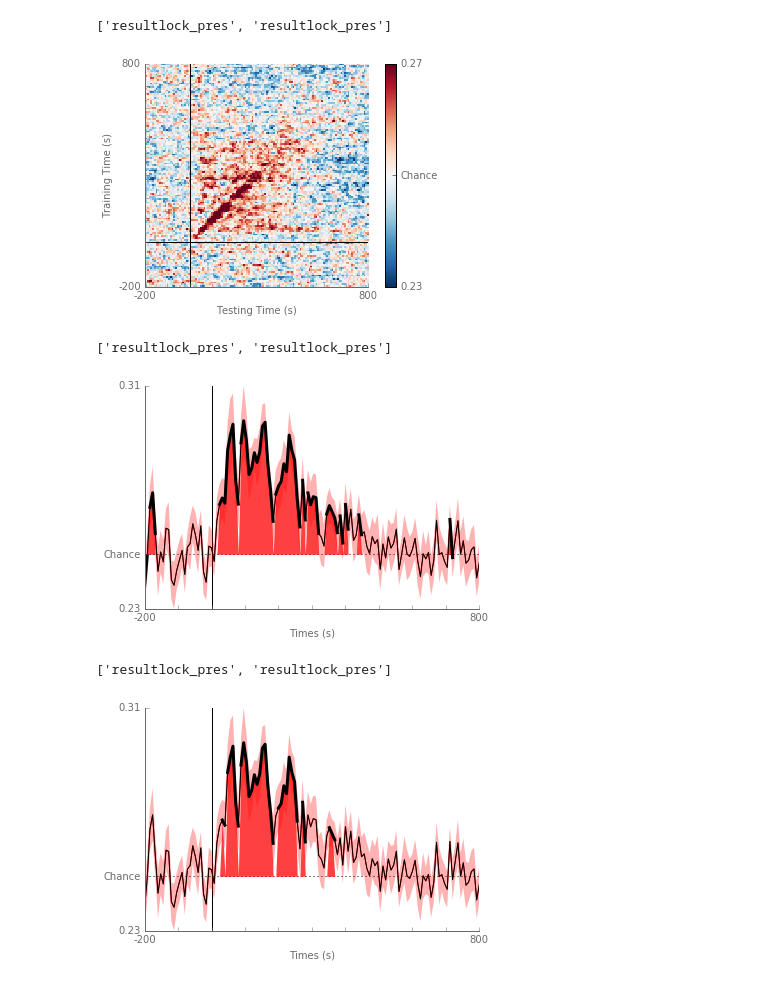
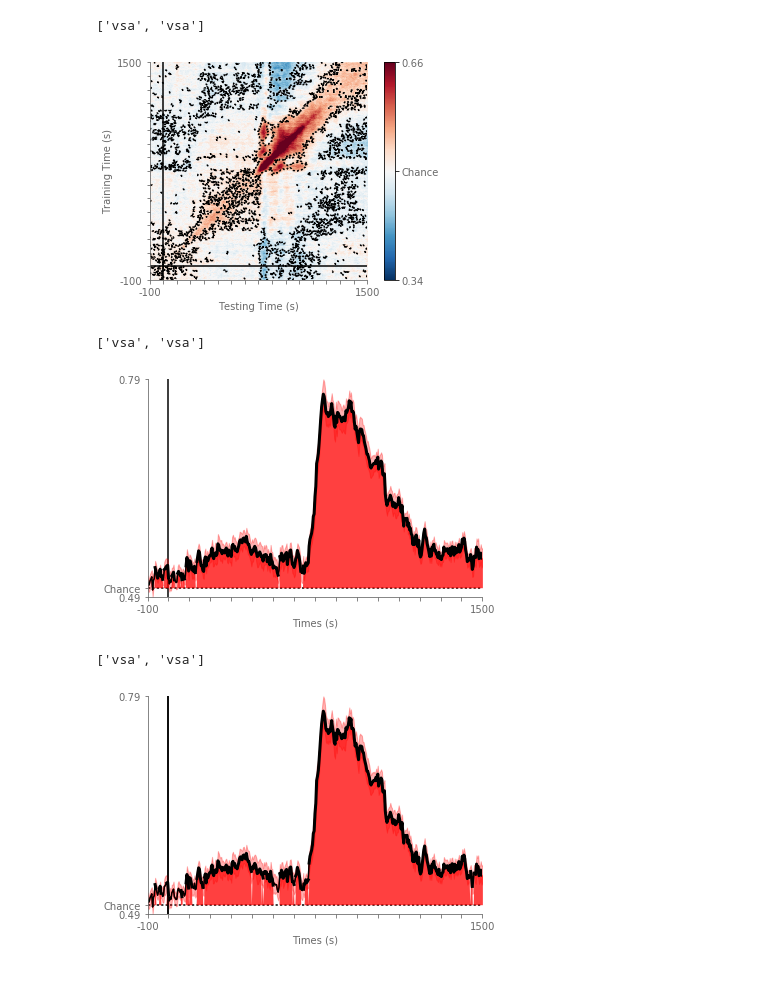
Before and after one commit to pinheirochagas/Calc_MEG, a Jupyter notebook: decoding/notebooks/decoding_notebook_choice_choice-Copy1.ipynb, the cells around one changed output. Drawn from its saved outputs; the diff is of its cells as text; code cells hidden in the pictures.

Commit message:
tf_all decodingCombine decodingPlot

```diff
--- a/decoding/notebooks/decoding_notebook_choice_choice-Copy1.ipynb
+++ b/decoding/notebooks/decoding_notebook_choice_choice-Copy1.ipynb
@@ -43,10 +43,10 @@ dec_method = 'class'
 dec_scorer = 'accuracy'
 gatordiag = 'gat'
 
-conditions = [['resultlock_cres', 'resultlock_cres']]
+conditions = [['vsa', 'vsa']]
 
 sfreq = 150
-chance = .25 #chance-level
+chance = .5 #chance-level
 # %%
 #Initialize results
 all_scores = []
@@ -109,7 +109,9 @@ for c, cond in enumerate(conditions):
     group_diagonal[c, :] = np.mean(all_diagonals[c, :, :], 0)
     sem_group_diagonal[c, :] = stats.sem(all_diagonals[c, :, :], 0)
 # %%
-times = np.arange(results['train_times']['start'],results['train_times']['stop'] + 0.008,0.008)
+times = np.arange(results['train_times']['start'],results['train_times']['stop'],0.008)
+times = np.arange(results['train_times']['start'],results['train_times']['stop'] + 0.004,0.004)
+
 print(all_scores.shape)
 print(times.shape)
 #times = np.arange(-0.55,results['train_times']['stop'] + 0.05 + 0.008,0.008)
@@ -231,15 +221,15 @@ for c, cond in enumerate(conditions):
 for c, cond in enumerate(conditions):
     classLines = [None, None, None, None]
     print(cond)
-    pretty_gat(group_scores[c, :, :], times = times, chance = chance, ax = None, sig = p_values_gat_fdr[c,:]<0.01, cmap = 'RdBu_r',
+    pretty_gat(group_scores[c, :, :], times = times, chance = chance, ax = None, sig = p_values_gat_fdr[c,:]<0.05, cmap = 'RdBu_r',
              colorbar = True, xlabel = 'Testing Time (s)',
              ylabel = 'Training Time (s)', sfreq = 125, test_times = None)
     fname = dirs['gp_result'] + cond[0] + '_' + cond[1] + '/' + cond[0] + '_' + cond[1] + dec_method + dec_scorer + '_group_gat_corrected.png'
     plt.savefig(fname, dpi = 600)
     plt.show()
 # %% [output]
-['resultlock_pres', 'resultlock_pres']
+['vsa', 'vsa']
-[figure, old version]
+[figure, new version]
 # %%
 #Plot diagonal with uncorrected p values
 for c, cond in enumerate(conditions):
@@ -252,22 +242,29 @@ for c, cond in enumerate(conditions):
 
         plt.show()
 # %% [output]
-['resultlock_pres', 'resultlock_pres']
+['vsa', 'vsa']
-[figure, old version]
+[figure, new version]
 # %%
 #Plot diagonal with corrected p values
 for c, cond in enumerate(conditions):
         print (cond)
         #print(times[np.where(p_values_diagonal[c, :] < .05)])
-        pretty_decod(all_diagonals[c, :, :], times=times, chance=chance, sig=p_values_diagonal_fdr[c, :]<0.05,
+        pretty_decod(all_diagonals[c, :, :], times=times, chance=chance, sig=p_values_diagonal_fdr[c, :]<0.01,
                  color=[1,0,0], fill=True, xlabel='Times (s)', sfreq=sfreq)
+        plt.axvline(0, color = 'k') #mark stimulus onset
+        #plt.axvline(.8, color = 'k', ls = ':') #mark stimulus onset
+        #plt.axvline(1.6, color = 'k', ls = ':') #mark stimulus onset
+        #plt.axvline(2.4, color = 'k', ls = ':') #mark stimulus onset
+
+
+
         fname = dirs['gp_result'] + cond[0] + '_' + cond[1] + '/' + cond[0] + '_' + cond[1] + dec_method + dec_scorer + '_group_diagonal_corrected.png'
         plt.savefig(fname, dpi = 600)
 
         plt.show()
 # %% [output]
-['resultlock_pres', 'resultlock_pres']
+['vsa', 'vsa']
-[figure, old version]
+[figure, new version]
 # %%
 #Compute stats for each condition separately
 p_values_gat = np.zeros((len(conditions), all_scores.shape[2], all_scores.shape[3]))
```
Also changed, not shown: parts of 9 cells of this notebook, 10 other files.
